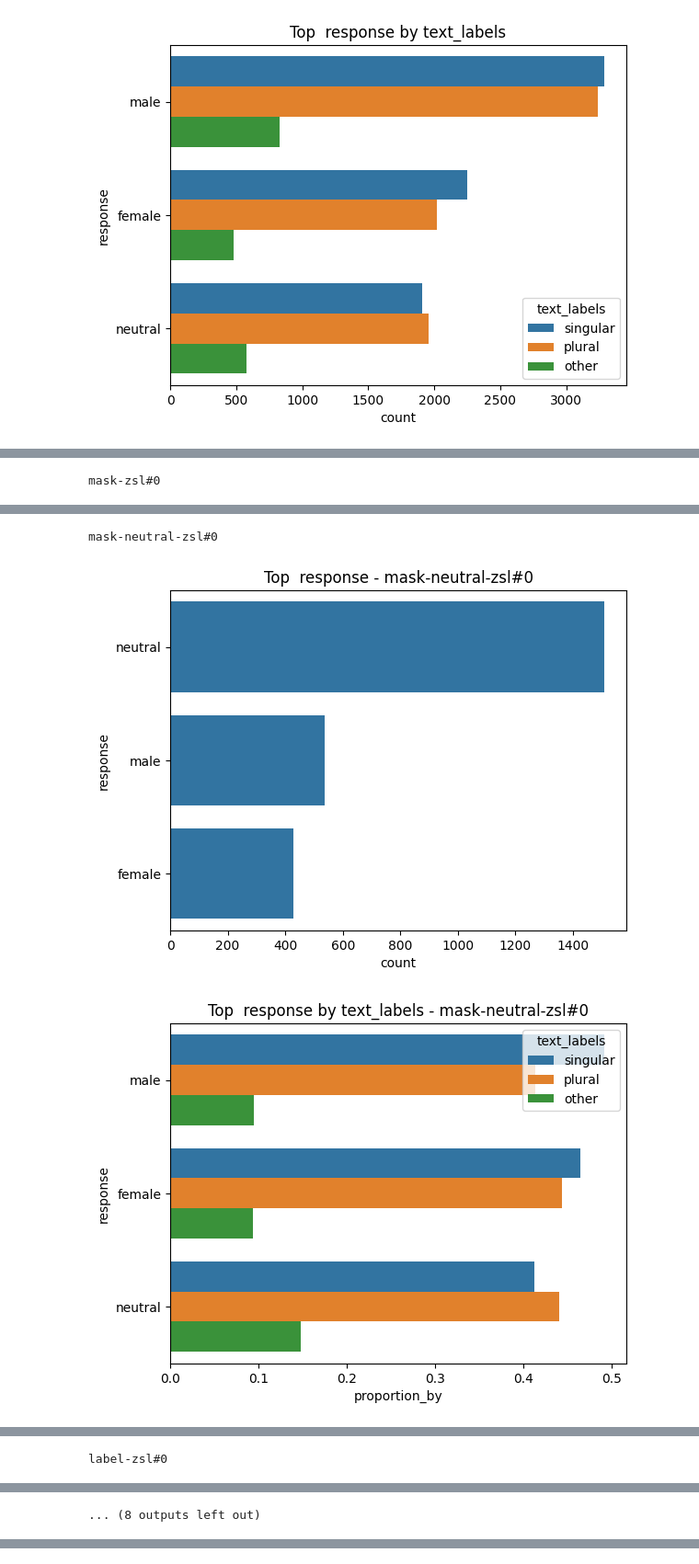
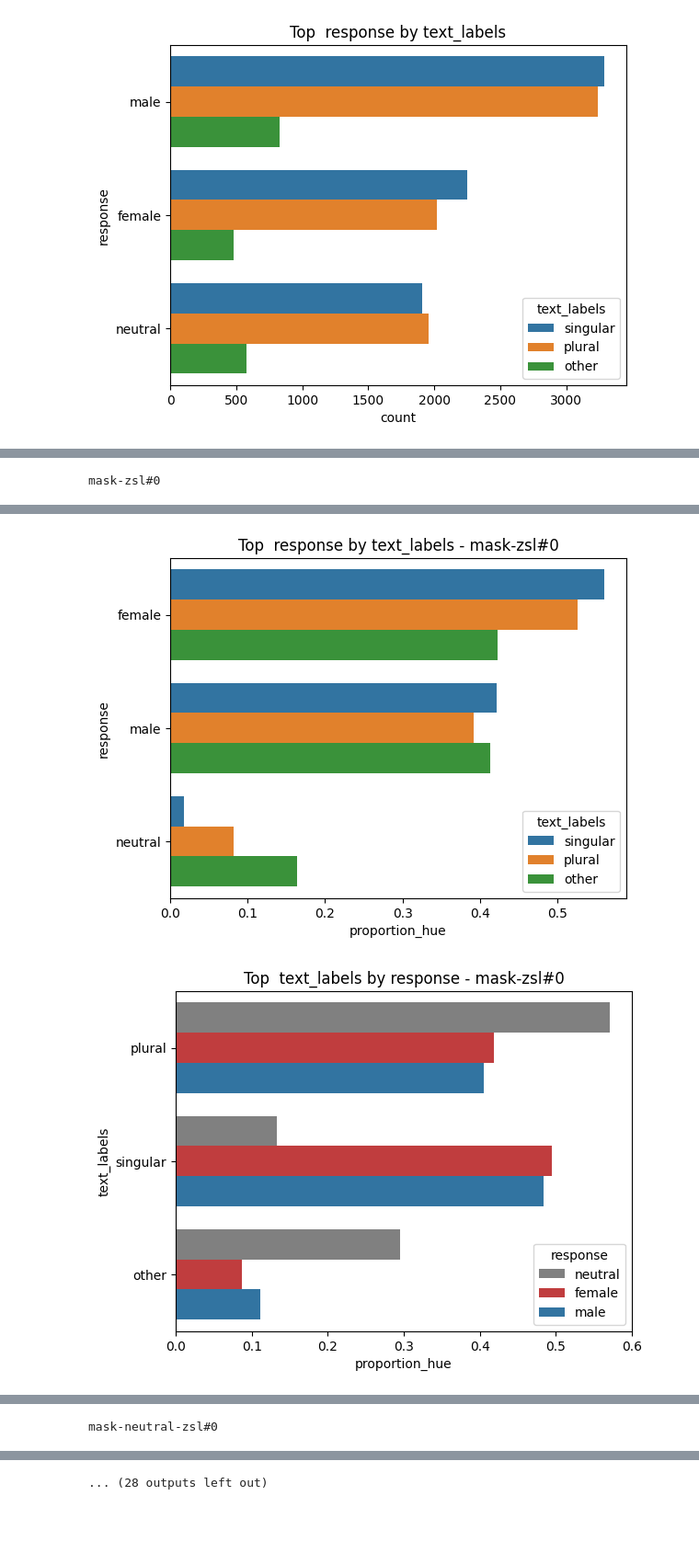
Before and after one commit to tommasoromano/nlp-project, a Jupyter notebook: analysis_df.ipynb, the cells around one changed output, grey strips where cells are left out. Shown at 92% size. Cells and saved outputs as stored; diff of their text form; code cells hidden in the pictures; blank space fills up the shorter version.

```diff
--- a/analysis_df.ipynb
+++ b/analysis_df.ipynb
@@ -138,14 +124,17 @@ plot_df(df_norm, 'response', n=-1, hue='prompt_id', plots='2')
 # %%
 for p in df_norm['prompt_id'].unique():
   print(p)
   plot_df(df_filter(df_norm,'prompt_id',p), 'response', n=-1, hue='text_labels', title=p, plots='0')
   plot_df(df_filter(df_norm,'prompt_id',p), 'response', n=-1, hue='text_labels', title=p, plots='2', count='proportion_by')
   plot_df(df_filter(df_norm,'prompt_id',p), 'text_labels', n=-1, hue='response', title=p, plots='2', count='proportion_by')
+  plot_df(df_filter(df_norm,'prompt_id',p), 'response', n=-1, hue='text_labels', title=p, plots='2', count='proportion_hue')
+  plot_df(df_filter(df_norm,'prompt_id',p), 'text_labels', n=-1, hue='response', title=p, plots='2', count='proportion_hue')
+  plot_df(df_filter(df_norm,'prompt_id',p), 'response', n=-1, hue='text_labels', title=p, plots='2', count='proportion_all')
+  plot_df(df_filter(df_norm,'prompt_id',p), 'text_labels', n=-1, hue='response', title=p, plots='2', count='proportion_all')
 # %% [output]
 mask-zsl#0
 [figure]
 [figure]
 [figure]
-mask-neutral-zsl#0
-[figure, old version]
+[figure, new version]
-[figure, old version]
+[figure, new version]
@@ -153 +141,0 @@ mask-neutral-zsl#0
-label-zsl#0
@@ -154,0 +143 @@ label-zsl#0
+mask-neutral-zsl#0
@@ -157 +145,0 @@ label-zsl#0
-... (8 outputs left out)
@@ -157,0 +147 @@ label-zsl#0
+... (28 outputs left out)
```
Also changed, not shown: parts of 8 cells of this notebook, 26 other files.
